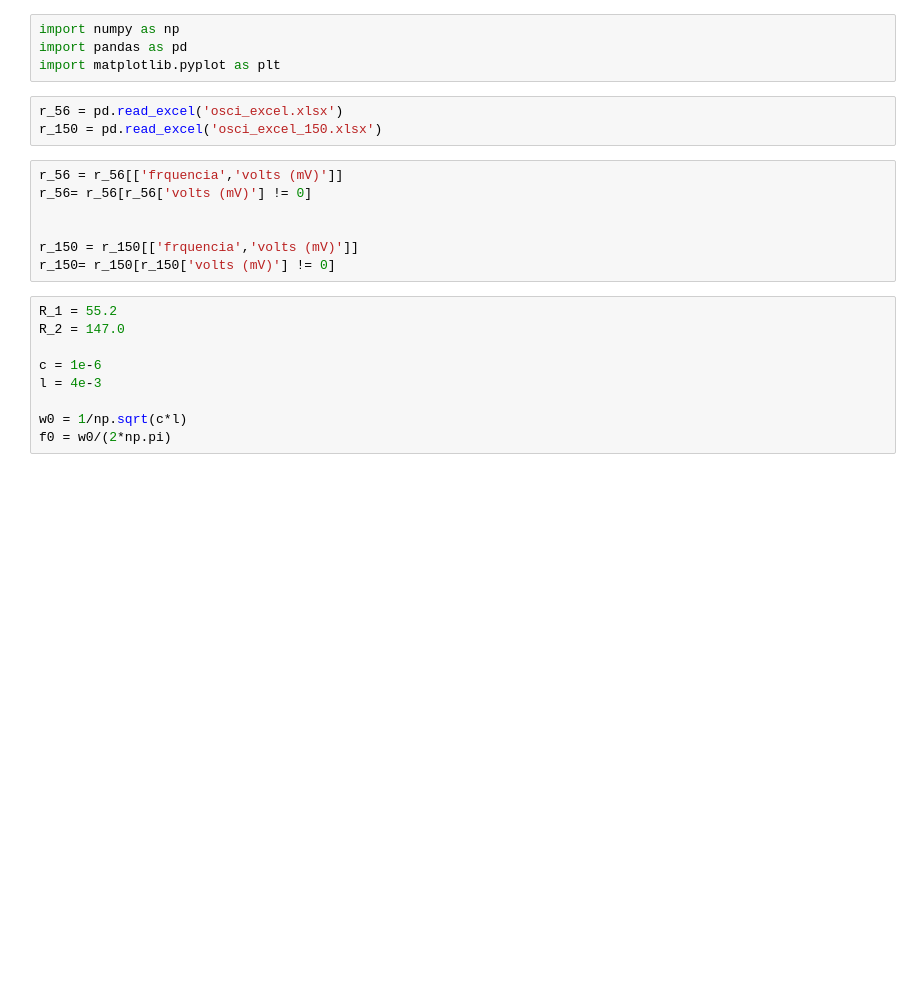
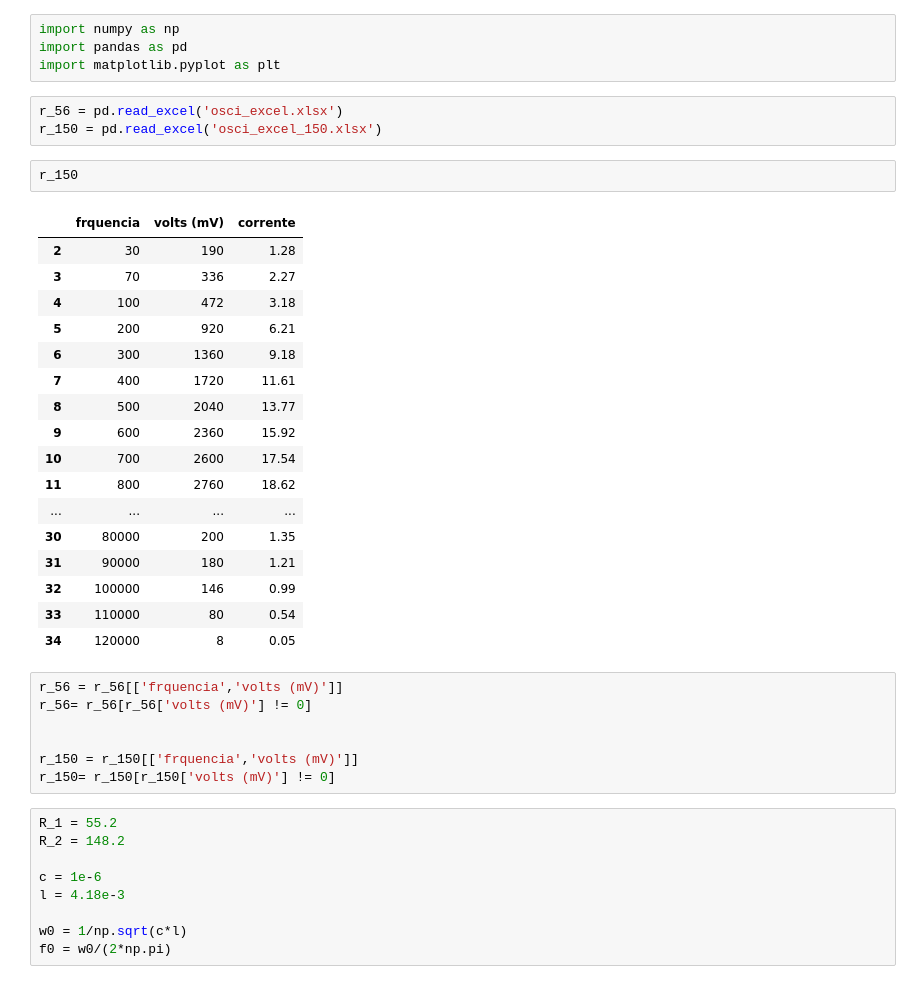
Before and after one commit to ylaksl/lab, a Jupyter notebook: lab_ondas.ipynb, the cells around one changed output. Drawn from its saved outputs; the diff is of its cells as text; blank space fills up the shorter version.

```diff
--- a/lab_ondas.ipynb
+++ b/lab_ondas.ipynb
@@ -5,6 +5,26 @@ import matplotlib.pyplot as plt
 # %%
 r_56 = pd.read_excel('osci_excel.xlsx')
 r_150 = pd.read_excel('osci_excel_150.xlsx')
+# %%
+r_150
+# %% [output]
+|  | frquencia | volts (mV) | corrente |
+| 2 | 30 | 190 | 1.28 |
+| 3 | 70 | 336 | 2.27 |
+| 4 | 100 | 472 | 3.18 |
+| 5 | 200 | 920 | 6.21 |
+| 6 | 300 | 1360 | 9.18 |
+| 7 | 400 | 1720 | 11.61 |
+| 8 | 500 | 2040 | 13.77 |
+| 9 | 600 | 2360 | 15.92 |
+| 10 | 700 | 2600 | 17.54 |
+| 11 | 800 | 2760 | 18.62 |
+| ... | ... | ... | ... |
+| 30 | 80000 | 200 | 1.35 |
+| 31 | 90000 | 180 | 1.21 |
+| 32 | 100000 | 146 | 0.99 |
+| 33 | 110000 | 80 | 0.54 |
+| 34 | 120000 | 8 | 0.05 |
 # %%
 r_56 = r_56[['frquencia','volts (mV)']]
 r_56= r_56[r_56['volts (mV)'] != 0]
@@ -14,10 +34,10 @@ r_150 = r_150[['frquencia','volts (mV)']]
 r_150= r_150[r_150['volts (mV)'] != 0]
 # %%
 R_1 = 55.2
-R_2 = 147.0
+R_2 = 148.2
 
 c = 1e-6
-l = 4e-3
+l = 4.18e-3
 
 w0 = 1/np.sqrt(c*l)
 f0 = w0/(2*np.pi)
```
Also changed, not shown: parts of 3 cells of this notebook, 1 other file.
